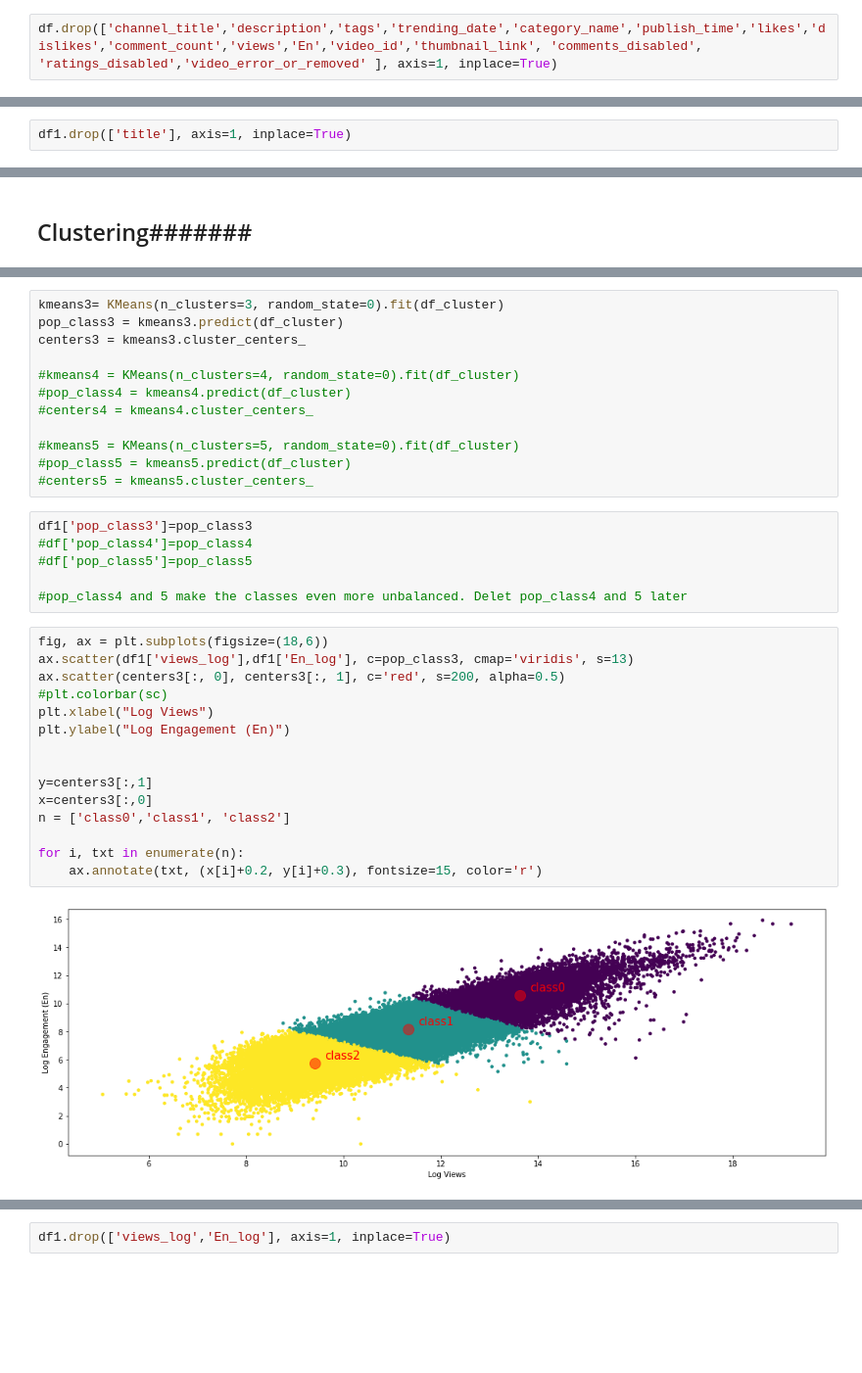
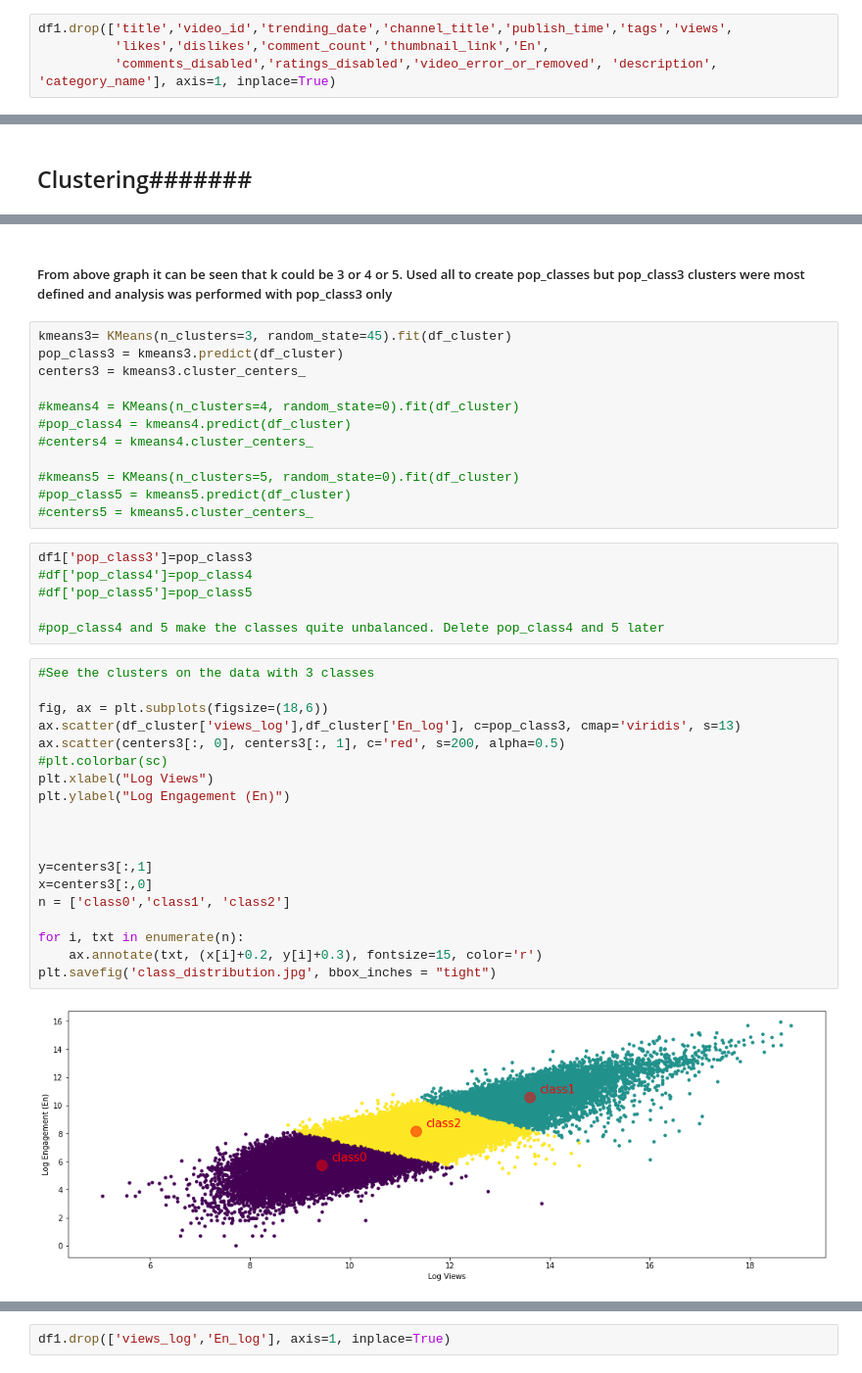
Before and after one commit to fariha23/YouTube_Data_Analysis_Video_Categories, a Jupyter notebook: YouTube_Machine_Learning.ipynb, the cells around one changed output, grey strips where cells are left out. Shown at 98% size. Drawn from its saved outputs; the diff is of its cells as text; blank space fills up the shorter version.

Commit message:
updated code with comments

```diff
--- a/YouTube_Machine_Learning.ipynb
+++ b/YouTube_Machine_Learning.ipynb
@@ -135,2 +264,4 @@ df['En_log']=np.log((df.En+1))
 # %%
-df.drop(['channel_title','description','tags','trending_date','category_name','publish_time','likes','dislikes','comment_count','views','En','video_id','thumbnail_link', 'comments_disabled', 'ratings_disabled','video_error_or_removed' ], axis=1, inplace=True)
+df1.drop(['title','video_id','trending_date','channel_title','publish_time','tags','views',
+          'likes','dislikes','comment_count','thumbnail_link','En',
+          'comments_disabled','ratings_disabled','video_error_or_removed', 'description', 'category_name'], axis=1, inplace=True)
@@ -194,2 +267,0 @@ df1=pd.concat([df,df_nlp_new], axis=1)
-# %%
-df1.drop(['title'], axis=1, inplace=True)
@@ -242,6 +300,8 @@ Text(0.5, 1.0, 'The Elbow Method showing the optimal k')
 [figure]
+# %% [markdown]
+##### From above graph it can be seen that k could be 3 or 4 or 5. Used all to create pop_classes but pop_class3 clusters were most defined and analysis was performed with pop_class3 only
 # %%
-kmeans3= KMeans(n_clusters=3, random_state=0).fit(df_cluster)
+kmeans3= KMeans(n_clusters=3, random_state=45).fit(df_cluster)
 pop_class3 = kmeans3.predict(df_cluster)
 centers3 = kmeans3.cluster_centers_
 
@@ -257,24 +317,28 @@ df1['pop_class3']=pop_class3
 #df['pop_class4']=pop_class4
 #df['pop_class5']=pop_class5
 
-#pop_class4 and 5 make the classes even more unbalanced. Delet pop_class4 and 5 later
+#pop_class4 and 5 make the classes quite unbalanced. Delete pop_class4 and 5 later
 # %%
+#See the clusters on the data with 3 classes
+
 fig, ax = plt.subplots(figsize=(18,6))
-ax.scatter(df1['views_log'],df1['En_log'], c=pop_class3, cmap='viridis', s=13)
+ax.scatter(df_cluster['views_log'],df_cluster['En_log'], c=pop_class3, cmap='viridis', s=13)
 ax.scatter(centers3[:, 0], centers3[:, 1], c='red', s=200, alpha=0.5)
 #plt.colorbar(sc)
 plt.xlabel("Log Views")
 plt.ylabel("Log Engagement (En)")
+
 
 
 y=centers3[:,1]
 x=centers3[:,0]
 n = ['class0','class1', 'class2']
 
 for i, txt in enumerate(n):
     ax.annotate(txt, (x[i]+0.2, y[i]+0.3), fontsize=15, color='r')
+plt.savefig('class_distribution.jpg', bbox_inches = "tight")
 # %% [output]
-[figure, old version]
+[figure, new version]
 # %%
 class_distribution=pd.DataFrame(df1.groupby(['pop_class3'])['category_id'].count())
 class_distribution
```
Also changed, not shown: parts of 73 cells of this notebook.
